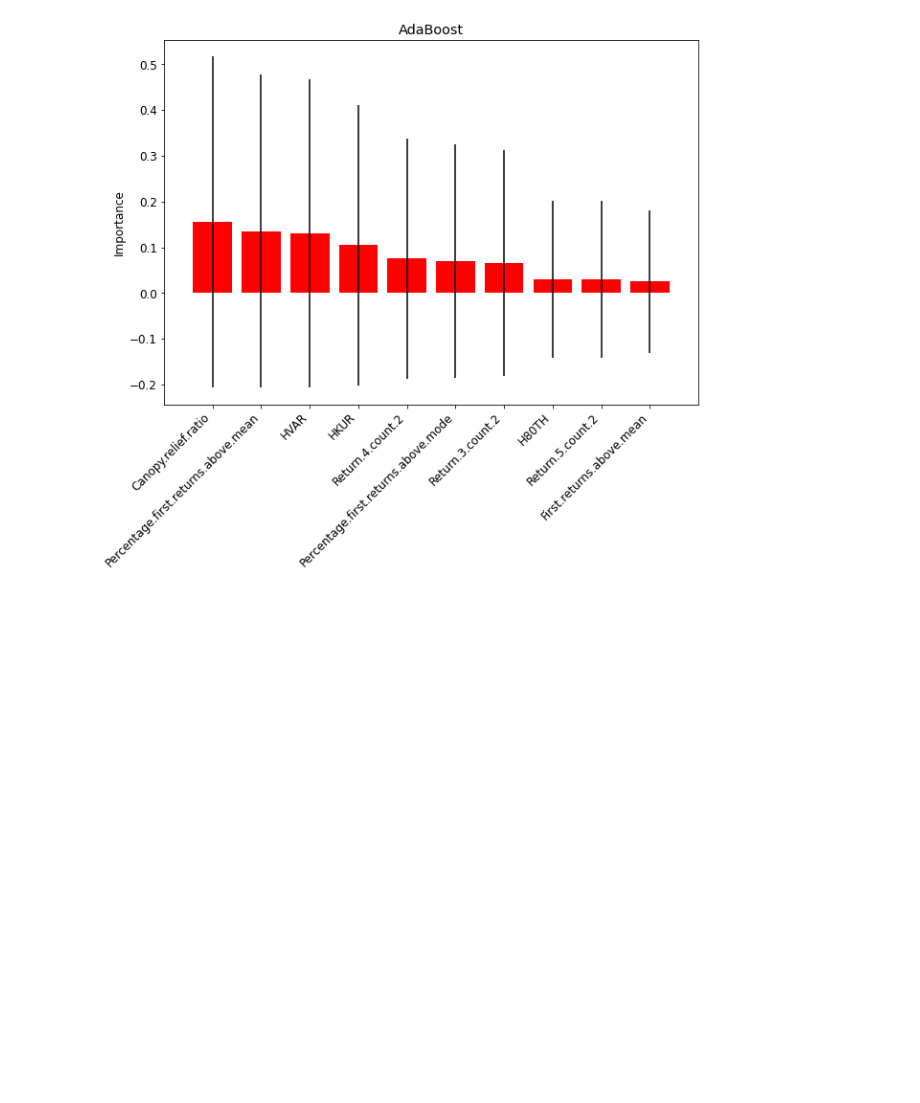
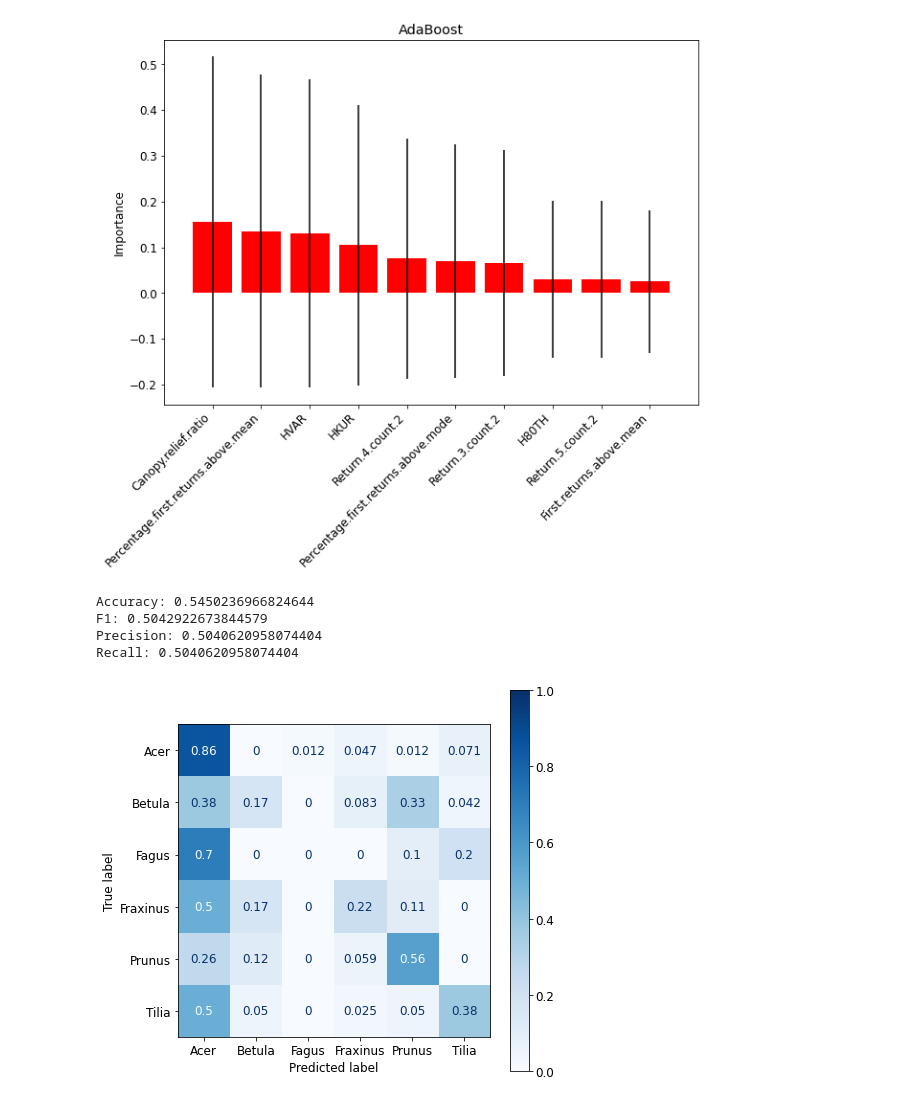
Before and after one commit to alekszaf/MRes_jupyter, a Jupyter notebook: Classification_functions.ipynb, the cells around one changed output. Cells and saved outputs as stored; diff of their text form; code cells hidden in the pictures; blank space fills up the shorter version.

Commit message:
Normalize training data for svm

```diff
--- a/Classification_functions.ipynb
+++ b/Classification_functions.ipynb
@@ -215,3 +217,33 @@ feature_importance_rank(model, 'AdaBoost', 'AB_geometric_feature_rank.png')
 #output_performance_report(y_test, y_pred, 'AB_6_cat_50balanced.csv')
 # %% [output]
 [figure]
+# %%
+# Load the dataset
+data = load_raw_data('geometric_features.csv')
+
+# Split the data into features (X) and target (y)
+X, y = feature_target(data)
+col_heads = list(X.columns.values.tolist())
+
+#Normalize the data
+min_max_scaler = preprocessing.MinMaxScaler()
+X_scaled = min_max_scaler.fit_transform(X)
+
+# Split the training and test data
+X_train, X_test, y_train, y_test = train_test_split(X_scaled, y, test_size = 0.3, random_state=42)
+# %%
+# Support Vector Machines
+
+clf, y_pred = train_SVM(X_train, y_train)
+
+print_metrics(y_test, y_pred, X_test, clf)
+
+conf_matrix(clf, X_test, y_test, 'SVM_geometric_norm.png')
+
+output_performance_report(y_test, y_pred, 'SVM_geometric.csv')
+# %% [output]
+Accuracy: 0.5450236966824644
+F1: 0.5042922673844579
+Precision: 0.5040620958074404
+Recall: 0.5040620958074404
+[figure, added]
```
Also changed, not shown: parts of 2 cells of this notebook.
